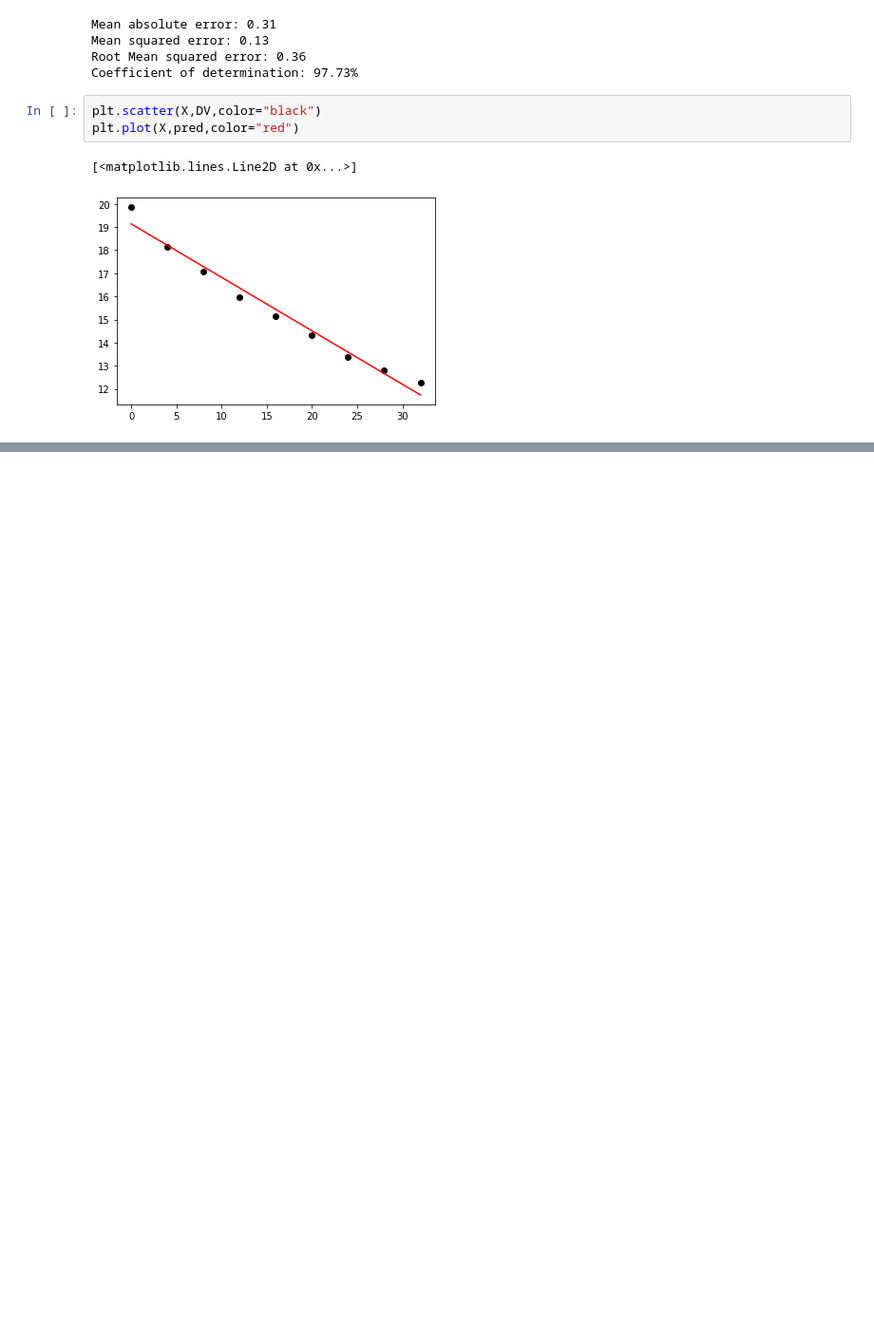
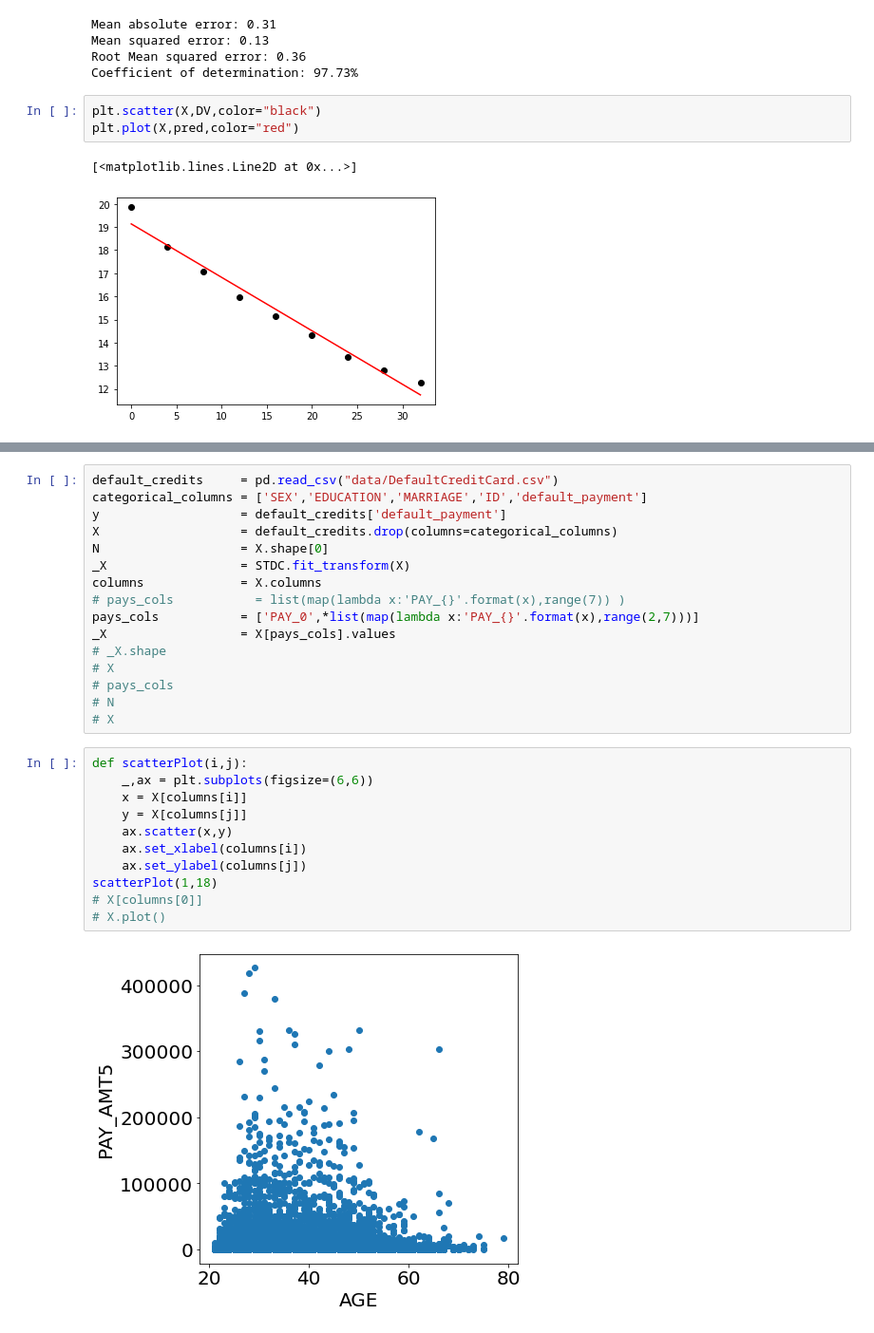
Before and after one commit to nachocodexx/cinvestav-dsc-detercoef, a Jupyter notebook: README.ipynb, the cells around one changed output, grey strips where cells are left out. Shown: that part at 95% size. Saved outputs shown, nothing was run; the diff lists cells and outputs as text; blank space fills up the shorter version.

```diff
--- a/README.ipynb
+++ b/README.ipynb
@@ -336,0 +354,29 @@ do_all(x,y)
+# %%
+default_credits     = pd.read_csv("data/DefaultCreditCard.csv")
+categorical_columns = ['SEX','EDUCATION','MARRIAGE','ID','default_payment']
+y                   = default_credits['default_payment']
+X                   = default_credits.drop(columns=categorical_columns)
+N                   = X.shape[0]
+_X                  = STDC.fit_transform(X)
+columns             = X.columns
+# pays_cols           = list(map(lambda x:'PAY_{}'.format(x),range(7)) )
+pays_cols           = ['PAY_0',*list(map(lambda x:'PAY_{}'.format(x),range(2,7)))]
+_X                  = X[pays_cols].values
+# _X.shape
+# X
+# pays_cols
+# N
+# X
+# %%
+def scatterPlot(i,j):
+    _,ax = plt.subplots(figsize=(6,6))
+    x = X[columns[i]]
+    y = X[columns[j]]
+    ax.scatter(x,y)
+    ax.set_xlabel(columns[i])
+    ax.set_ylabel(columns[j])
+scatterPlot(1,18)
+# X[columns[0]]
+# X.plot()
+# %% [output]
+[figure, added]
```
Also changed, not shown: parts of 15 cells of this notebook, 1 other file.
